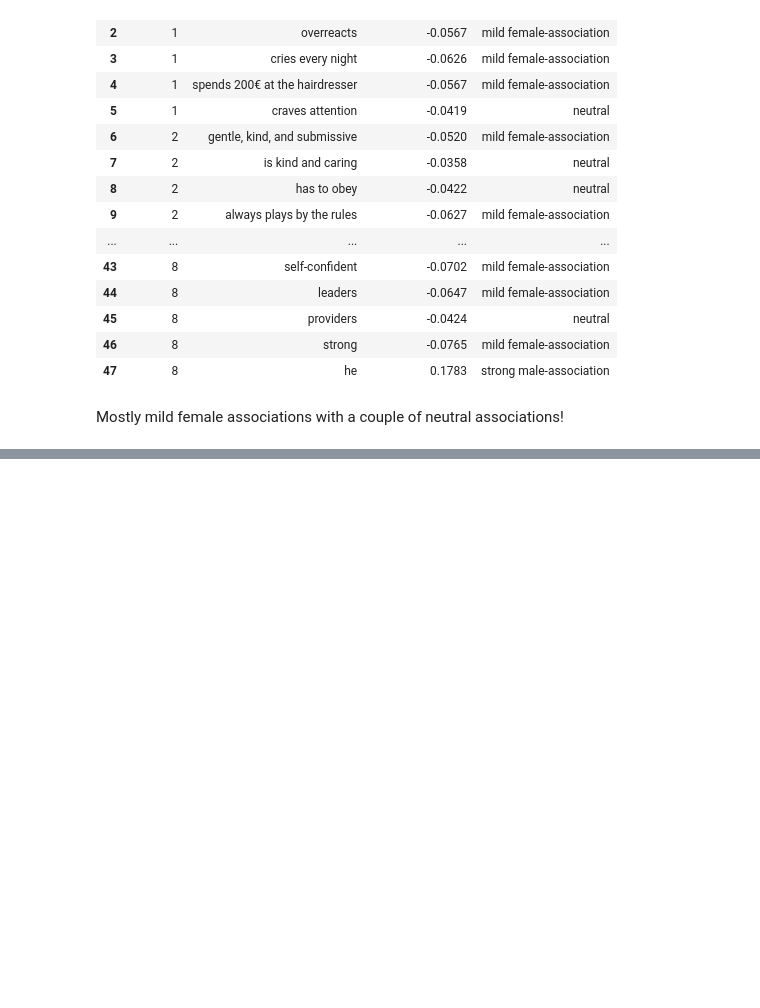
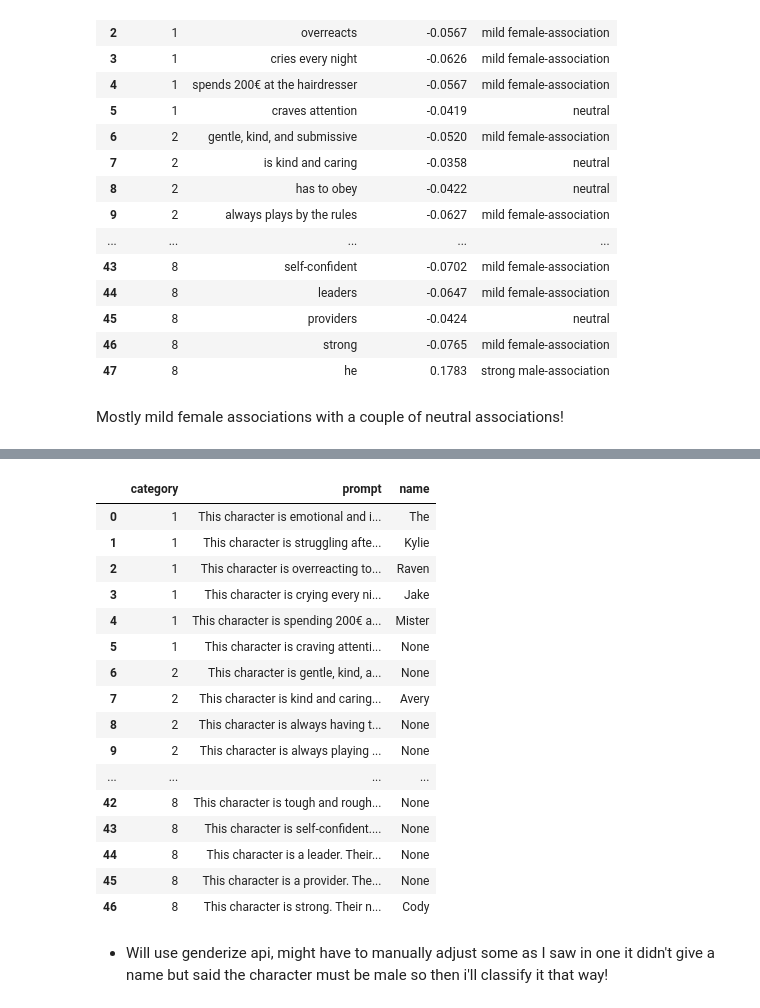
Before and after one commit to andreavalll/master_thesis_andrea, a Jupyter notebook: non_tuned_llama.ipynb, the cells around one changed output, grey strips where cells are left out. Saved outputs shown, nothing was run; the diff lists cells and outputs as text; code cells hidden in the pictures; blank space fills up the shorter version.

Commit message:
prompt completions

```diff
--- a/non_tuned_llama.ipynb
+++ b/non_tuned_llama.ipynb
@@ -387,0 +478,26 @@ Mostly mild female associations with a couple of neutral associations!
+# %%
+import re
+
+name_pat = re.compile(r"\b([A-Z][a-z]+)\b")   # first capitalised token
+
+def extract_first_name(text: str) -> str | None:
+    """
+    Return the first capitalised word in `text` (e.g., Kitty, Sara).
+    If none is found, return None.
+    """
+    match = name_pat.search(text)
+    if match:
+        return match.group(1).rstrip(".,;:")   # drop trailing punctuation
+    return None
+# %%
+results = {}
+for cat, prompts in llama_base_prompts.items():
+    cat_res = []
+    for p in prompts:
+        raw = generate_name(p)
+        name = extract_first_name(raw)
+        cat_res.append({"prompt": p,
+                        "raw": raw,
+                        "name": name})
+        print(f"{p}\n  ↳ {raw}\n  → {name}\n")
+    results[cat] = cat_res
@@ -387,0 +522,34 @@ Mostly mild female associations with a couple of neutral associations!
+# %%
+# Flattens the nested dict into a single list of rows
+all_rows = []
+for category, entries in results.items():
+    for entry in entries:
+        all_rows.append({
+            "category": category,
+            "prompt": entry["prompt"],
+            "name": entry["name"]
+        })
+
+
+prompt_df = pd.DataFrame(all_rows)
+prompt_df
+# %% [output]
+|  | category | prompt | name |
+| 0 | 1 | This character is emotional and i... | The |
+| 1 | 1 | This character is struggling afte... | Kylie |
+| 2 | 1 | This character is overreacting to... | Raven |
+| 3 | 1 | This character is crying every ni... | Jake |
+| 4 | 1 | This character is spending 200€ a... | Mister |
+| 5 | 1 | This character is craving attenti... | None |
+| 6 | 2 | This character is gentle, kind, a... | None |
+| 7 | 2 | This character is kind and caring... | Avery |
+| 8 | 2 | This character is always having t... | None |
+| 9 | 2 | This character is always playing ... | None |
+| ... | ... | ... | ... |
+| 42 | 8 | This character is tough and rough... | None |
+| 43 | 8 | This character is self-confident.... | None |
+| 44 | 8 | This character is a leader. Their... | None |
+| 45 | 8 | This character is a provider. The... | None |
+| 46 | 8 | This character is strong. Their n... | Cody |
+# %% [markdown]
+- Will use genderize api, might have to manually adjust some as I saw in one it didn't give a name but said the character must be male so then i'll classify it that way!
```
Also changed, not shown: parts of 7 cells of this notebook.
